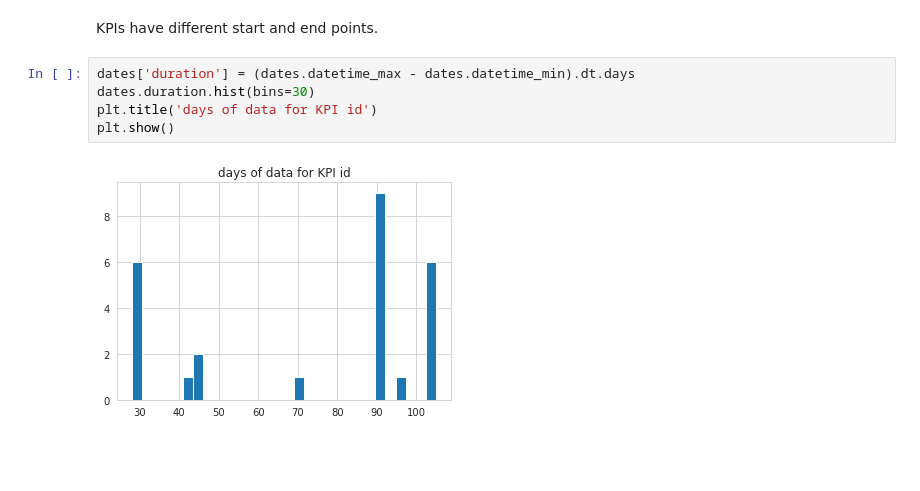
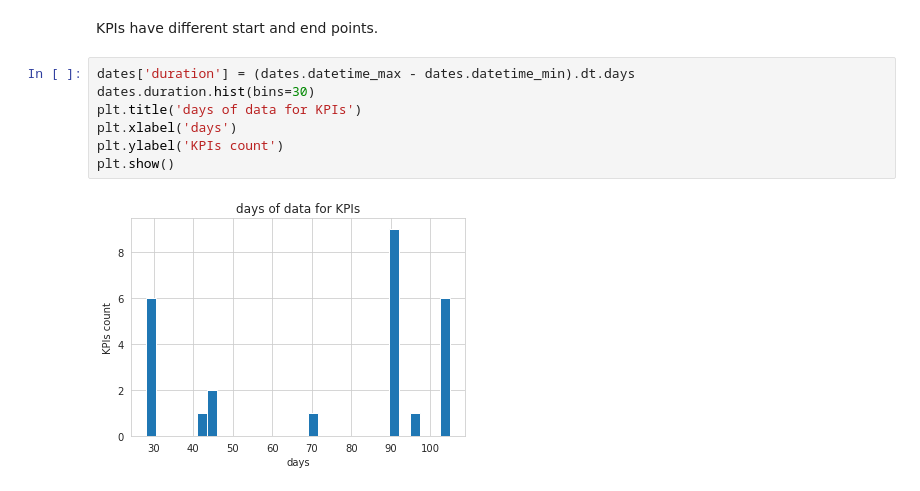
Before and after one commit to Cyprien-Ricque/kpi-anomaly-detection, a Jupyter notebook: notebooks/exploration.ipynb, the cells around one changed output. Cells and saved outputs as stored; diff of their text form; blank space fills up the shorter version.

```diff
--- a/notebooks/exploration.ipynb
+++ b/notebooks/exploration.ipynb
@@ -129,7 +133,9 @@ KPIs have different start and end points.
 # %%
 dates['duration'] = (dates.datetime_max - dates.datetime_min).dt.days
 dates.duration.hist(bins=30)
-plt.title('days of data for KPI id')
+plt.title('days of data for KPIs')
+plt.xlabel('days')
+plt.ylabel('KPIs count')
 plt.show()
 # %% [output]
-[figure, old version]
+[figure, new version]
```
Also changed, not shown: parts of 2 cells of this notebook, 6 other files.
